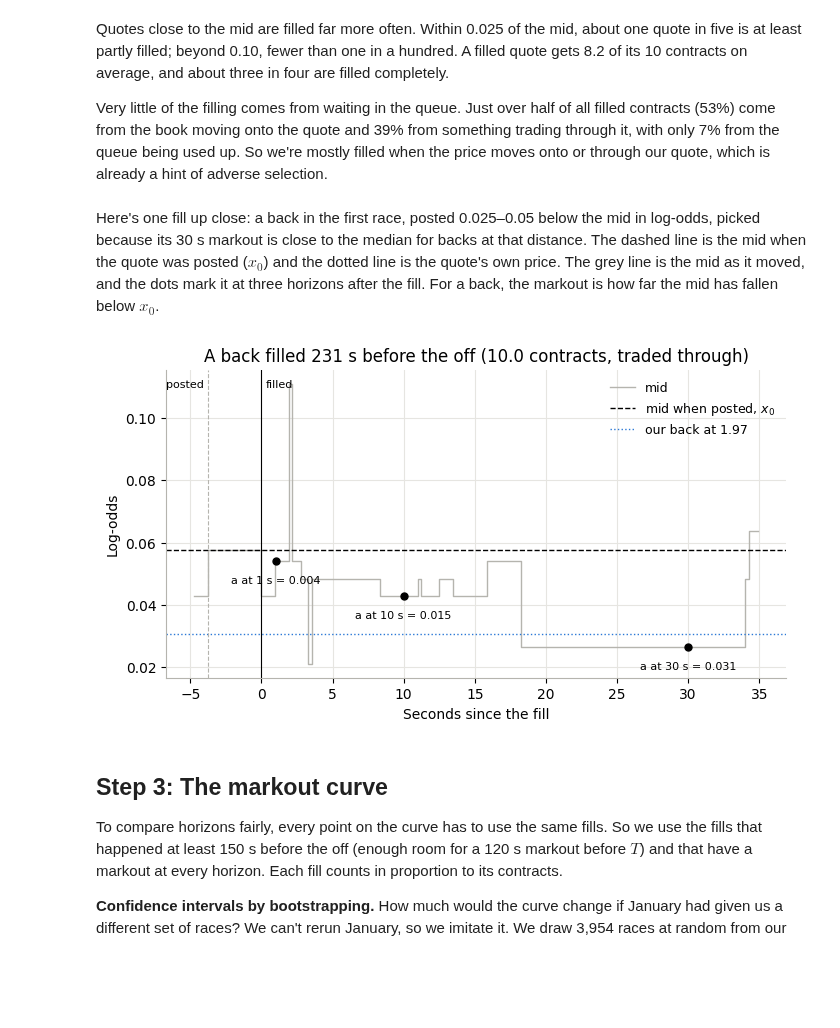
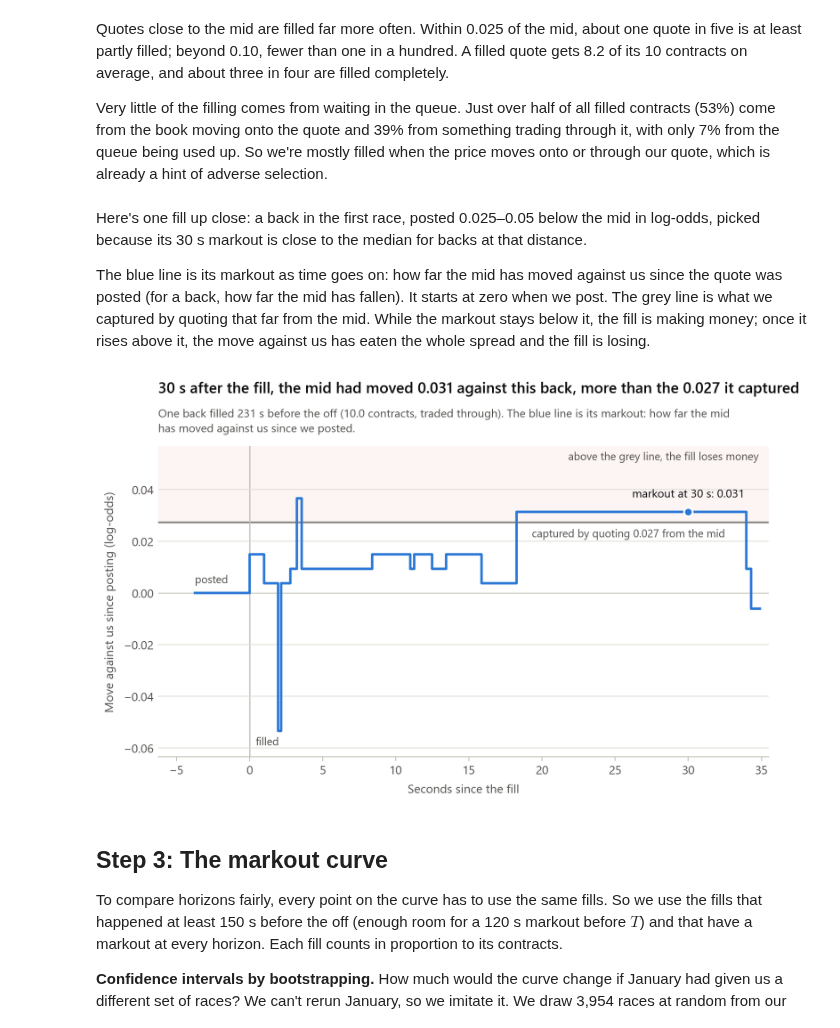
Before and after one commit to wazzak-99/Greyhound-Racing-Backtesting, a Jupyter notebook: adverse-selection/choosing-markout-horizon.ipynb, the cells around one changed output. Cells and saved outputs as stored; diff of their text form; code cells hidden in the pictures; blank space fills up the shorter version.

```diff
--- a/adverse-selection/choosing-markout-horizon.ipynb
+++ b/adverse-selection/choosing-markout-horizon.ipynb
@@ -369,41 +400,50 @@ Quotes close to the mid are filled far more often. Within 0.025 of the mid, abou
 
 Very little of the filling comes from waiting in the queue. Just over half of all filled contracts (53%) come from the book moving onto the quote and 39% from something trading through it, with only 7% from the queue being used up. So we're mostly filled when the price moves onto or through our quote, which is already a hint of adverse selection.
 # %% [markdown]
-Here's one fill up close: a back in the first race, posted 0.025–0.05 below the mid in log-odds, picked because its 30 s markout is close to the median for backs at that distance. The dashed line is the mid when the quote was posted ($x_0$) and the dotted line is the quote's own price. The grey line is the mid as it moved, and the dots mark it at three horizons after the fill. For a back, the markout is how far the mid has fallen below $x_0$.
+Here's one fill up close: a back in the first race, posted 0.025–0.05 below the mid in log-odds, picked because its 30 s markout is close to the median for backs at that distance.
+
+The blue line is its markout as time goes on: how far the mid has moved against us since the quote was posted (for a back, how far the mid has fallen). It starts at zero when we post. The grey line is what we captured by quoting that far from the mid. While the markout stays below it, the fill is making money; once it rises above it, the move against us has eaten the whole spread and the fill is losing.
 # %%
 race = FILES[0]
 backs = (fills["side"] == "back") & fills["distance"].between(0.025, 0.05)
 typical = fills.loc[backs, "a_30"].median()
 candidates = fills[backs & (fills["race"] == race.stem) & (fills["fill_ttj"] > 100)
                    & ((fills["fill_time"] - fills["post_time"]).dt.total_seconds() < 5)]
 example = candidates.loc[(candidates["a_30"] - typical).abs().idxmin()]   # 30 s markout closest to the median
 
 book = load_book(race)
 book = book[book["selection_id"] == example["selection_id"]]
 seconds = (book["publish_time"] - example["fill_time"]).dt.total_seconds()    # seconds since the fill
 posted_at = (example["post_time"] - example["fill_time"]).total_seconds()
-shown = seconds.between(posted_at - 1, 35)
-quote_x = -np.log(example["price"] - 1)                                       # the quote's price in log-odds
+shown = seconds.between(posted_at, 35)
+markout = -(book["x"] - example["x0"])        # a back loses when the mid falls, so a fall counts as positive
+captured, at_30 = example["distance"], example["a_30"]
 
-fig, ax = plt.subplots()
-ax.step(seconds[shown], book["x"][shown], where="post", color=GREY, lw=1, label="mid")
-ax.axhline(example["x0"], color="black", lw=1, ls="--", label="mid when posted, $x_0$")
-ax.axhline(quote_x, color=COLOURS["back"], lw=1, ls=":", label=f"our back at {example['price']}")
-ax.axvline(posted_at, color=GREY, lw=0.8, ls="--")
-ax.axvline(0, color="black", lw=0.8)
-ax.text(posted_at - 0.3, 0.97, "posted", transform=ax.get_xaxis_transform(), ha="right", va="top", fontsize=8)
-ax.text(0.3, 0.97, "filled", transform=ax.get_xaxis_transform(), ha="left", va="top", fontsize=8)
-for h in [1, 10, 30]:
-    ax.plot(h, example["x0"] - example[f"a_{h}"], "o", color="black", ms=5)
-    ax.annotate(f"a at {h} s = {example[f'a_{h}']:.3f}", (h, example["x0"] - example[f"a_{h}"]),
-                textcoords="offset points", xytext=(0, -16), ha="center", fontsize=8)
-ax.set(xlabel="Seconds since the fill", ylabel="Log-odds",
-       title=f"A back filled {example['fill_ttj']:.0f} s before the off "
-             f"({example['contracts']:.1f} contracts, {example['how']})")
-ax.legend(frameon=False, fontsize=9, loc="best")
+fig, ax = plt.subplots(figsize=(9, 4.6))
+top = max(markout[shown].max(), captured) + 0.02
+ax.axhspan(captured, top, color="#e34948", alpha=0.06, lw=0, zorder=0)          # where the fill loses money
+ax.axhline(captured, color=GREY, lw=1.5, zorder=1)
+ax.axhline(0, color=LIGHT, lw=1, zorder=1)
+ax.axvline(0, color=LIGHT, lw=1, zorder=1)
+ax.step(seconds[shown], markout[shown], where="post", color=COLOURS["back"], zorder=3)
+ax.plot(30, at_30, "o", color=COLOURS["back"], zorder=4)
+ax.annotate(f"markout at 30 s: {at_30:.3f}", (30, at_30), xytext=(0, 10), textcoords="offset points",
+            ha="center", va="bottom", fontsize=9.5, color=INK)
+ax.annotate(f"captured by quoting {captured:.3f} from the mid", (32.5, captured), xytext=(0, -5),
+            textcoords="offset points", ha="right", va="top", fontsize=9, color=INK_2)
+ax.text(34.8, top - 0.002, "above the grey line, the fill loses money", ha="right", va="top", fontsize=9, color=INK_2)
+ax.annotate("posted", (posted_at, 0), xytext=(0, 6), textcoords="offset points", ha="left", va="bottom",
+            fontsize=9, color=INK_2)
+ax.text(0.4, 0.03, "filled", transform=ax.get_xaxis_transform(), ha="left", va="bottom", fontsize=9, color=INK_2)
+ax.set(xlim=(posted_at - 2.5, 35.5), ylim=(min(markout[shown].min(), 0) - 0.01, top),
+       xlabel="Seconds since the fill", ylabel="Move against us since posting (log-odds)")
+verdict = "more than" if at_30 > captured else "less than"
+titles(ax, f"30 s after the fill, the mid had moved {at_30:.3f} against this back, {verdict} the {captured:.3f} it captured",
+       f"One back filled {example['fill_ttj']:.0f} s before the off ({example['contracts']:.1f} contracts, {example['how']}). "
+       "The blue line is its markout: how far the mid\nhas moved against us since we posted.")
 plt.show()
 # %% [output]
-[figure, old version]
+[figure, new version]
 # %% [markdown]
 ## Step 3: The markout curve
 
```
Also changed, not shown: parts of 3 cells of this notebook, 12 other files.
